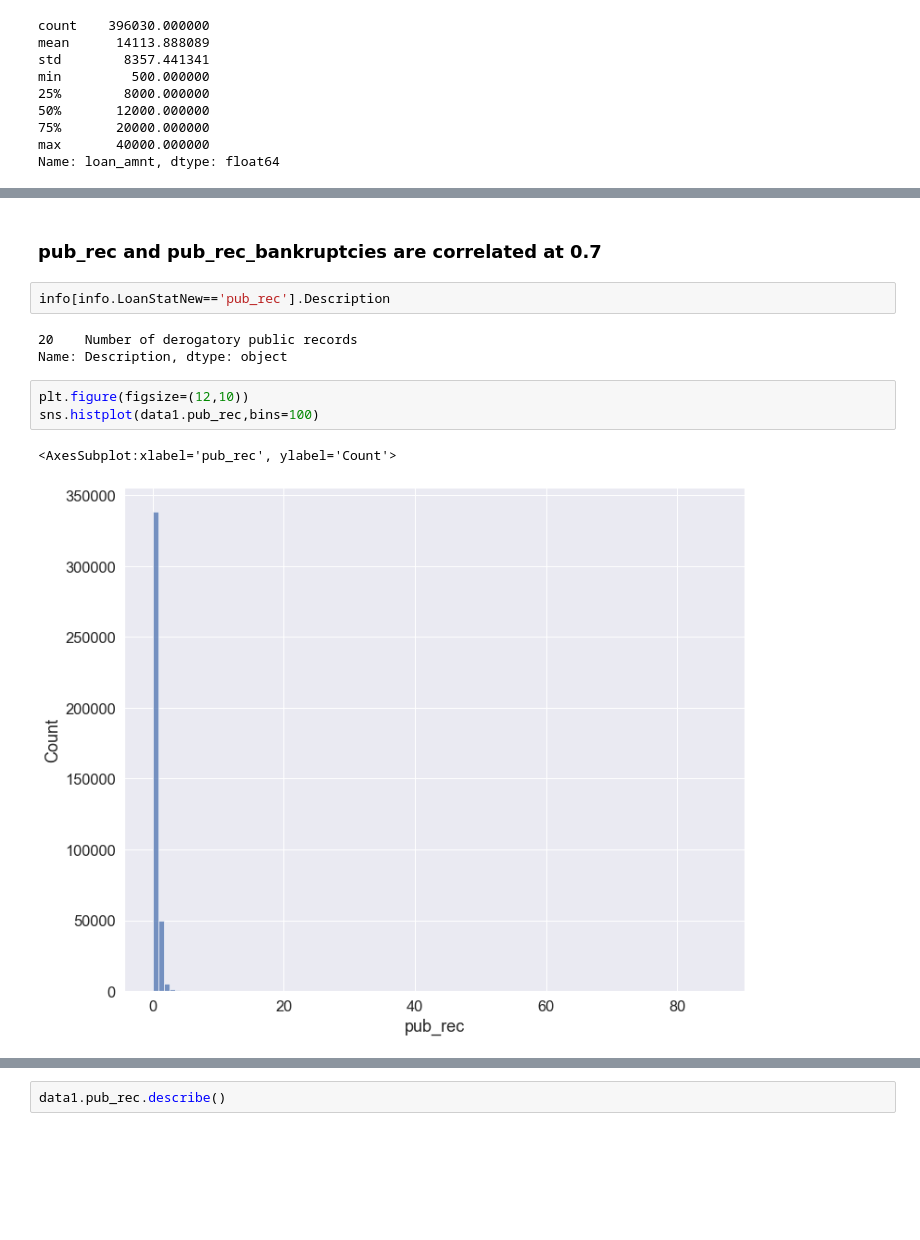
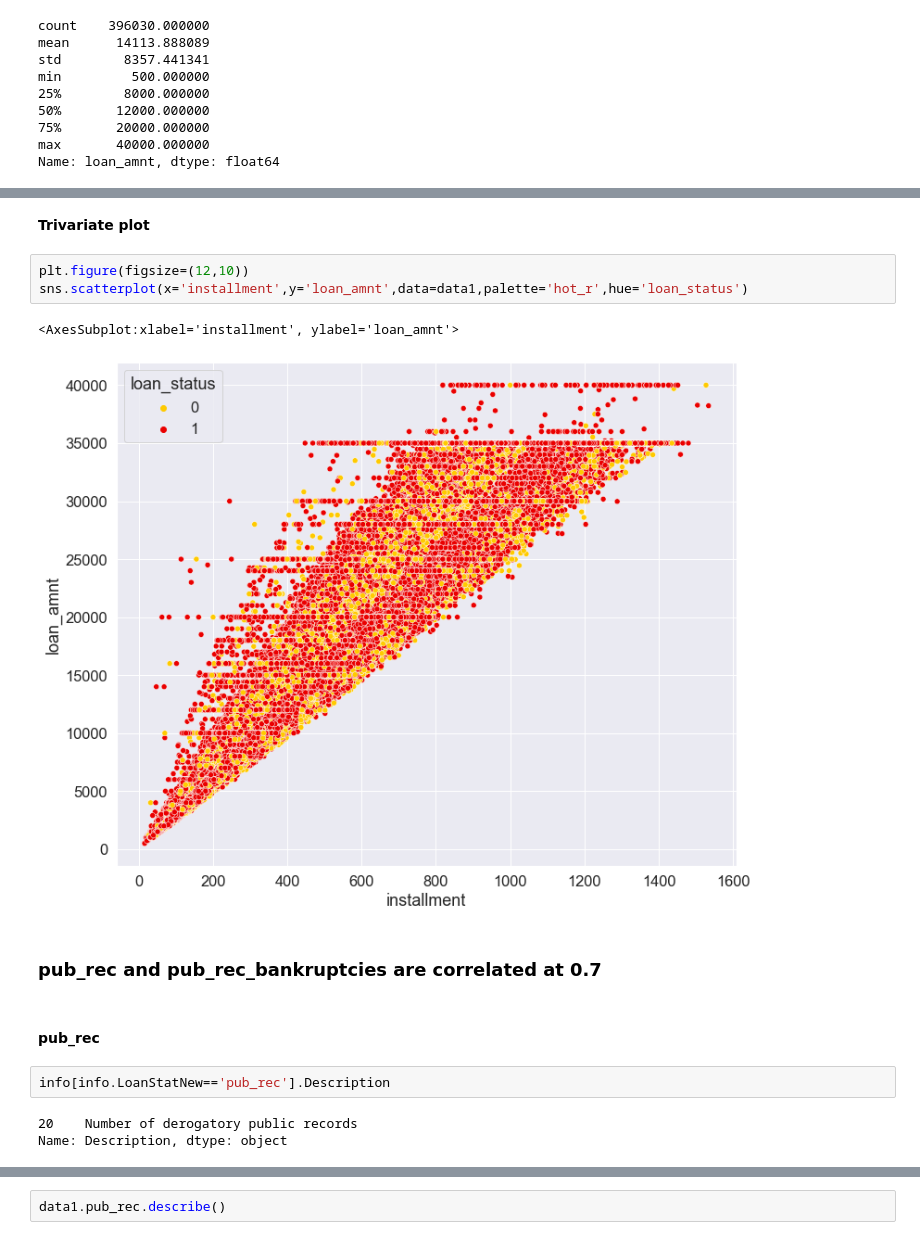
Before and after one commit to Ganesh4693/Lending-Club, a Jupyter notebook: lending.ipynb, the cells around one changed output, grey strips where cells are left out. Drawn from its saved outputs; the diff is of its cells as text; blank space fills up the shorter version.

```diff
--- a/lending.ipynb
+++ b/lending.ipynb
@@ -247,13 +269,17 @@ Name: loan_amnt, dtype: float64
+# %% [markdown]
+**Trivariate plot**
+# %%
+plt.figure(figsize=(12,10))
+sns.scatterplot(x='installment',y='loan_amnt',data=data1,palette='hot_r',hue='loan_status')
+# %% [output]
+<AxesSubplot:xlabel='installment', ylabel='loan_amnt'>
+[figure, added]
 # %% [markdown]
 ### pub_rec and pub_rec_bankruptcies are correlated at 0.7
+# %% [markdown]
+#### pub_rec
 # %%
 info[info.LoanStatNew=='pub_rec'].Description
 # %% [output]
 20    Number of derogatory public records
 Name: Description, dtype: object
-# %%
-plt.figure(figsize=(12,10))
-sns.histplot(data1.pub_rec,bins=100)
-# %% [output]
-<AxesSubplot:xlabel='pub_rec', ylabel='Count'>
-[figure, removed]
```
Also changed, not shown: parts of 73 cells of this notebook.
